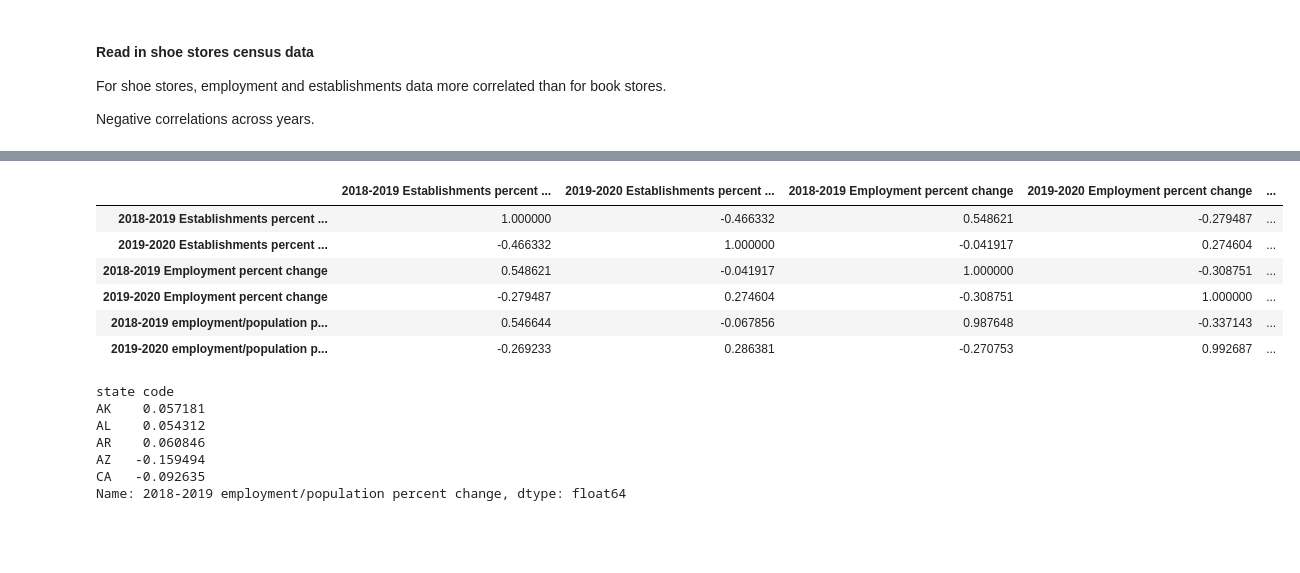
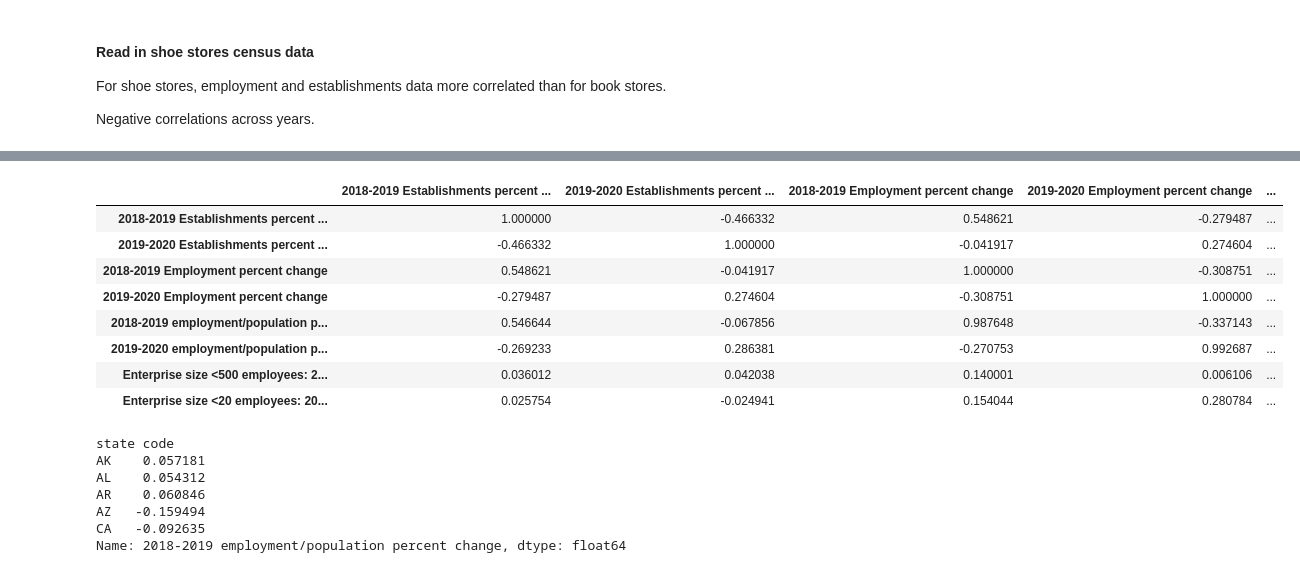
Before and after one commit to aberke/amazon-study, a Jupyter notebook: data-analysis/employment-vs-online-purchases.ipynb, the cells around one changed output, grey strips where cells are left out. Drawn from its saved outputs; the diff is of its cells as text; code cells hidden in the pictures; blank space fills up the shorter version.

```diff
--- a/data-analysis/employment-vs-online-purchases.ipynb
+++ b/data-analysis/employment-vs-online-purchases.ipynb
@@ -156,20 +166,25 @@ census_shoe_stores.head(3)
 # %%
 census_shoe_stores[[
     '2018-2019 Establishments percent change',
     '2019-2020 Establishments percent change',
     '2018-2019 Employment percent change',
     '2019-2020 Employment percent change',
     '2018-2019 employment/population percent change',
-    '2019-2020 employment/population percent change'
+    '2019-2020 employment/population percent change',
+    # Also have data specific to enterprise size
+    'Enterprise size <500 employees: 2018-2019 employment/population percent change',
+    'Enterprise size <20 employees: 2018-2019 employment/population percent change',
 ]].corr()
 # %% [output]
 |  | 2018-2019 Establishments percent ... | 2019-2020 Establishments percent ... | 2018-2019 Employment percent change | 2019-2020 Employment percent change | ... |
 | 2018-2019 Establishments percent ... | 1.000000 | -0.466332 | 0.548621 | -0.279487 | ... |
 | 2019-2020 Establishments percent ... | -0.466332 | 1.000000 | -0.041917 | 0.274604 | ... |
 | 2018-2019 Employment percent change | 0.548621 | -0.041917 | 1.000000 | -0.308751 | ... |
 | 2019-2020 Employment percent change | -0.279487 | 0.274604 | -0.308751 | 1.000000 | ... |
 | 2018-2019 employment/population p... | 0.546644 | -0.067856 | 0.987648 | -0.337143 | ... |
 | 2019-2020 employment/population p... | -0.269233 | 0.286381 | -0.270753 | 0.992687 | ... |
+| Enterprise size <500 employees: 2... | 0.036012 | 0.042038 | 0.140001 | 0.006106 | ... |
+| Enterprise size <20 employees: 20... | 0.025754 | -0.024941 | 0.154044 | 0.280784 | ... |
 # %%
 # Pull out columns of interest
 census_shoes_est_pct_change_20182019 = census_shoe_stores['2018-2019 Establishments percent change']
```
Also changed, not shown: parts of 18 cells of this notebook, 2 other files.
